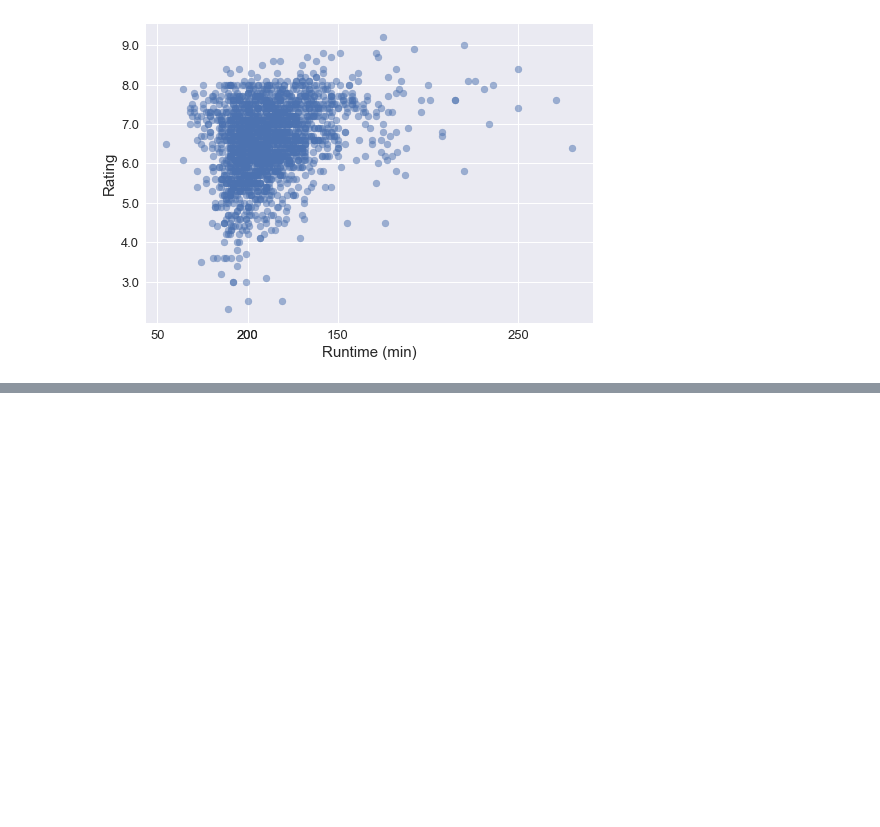
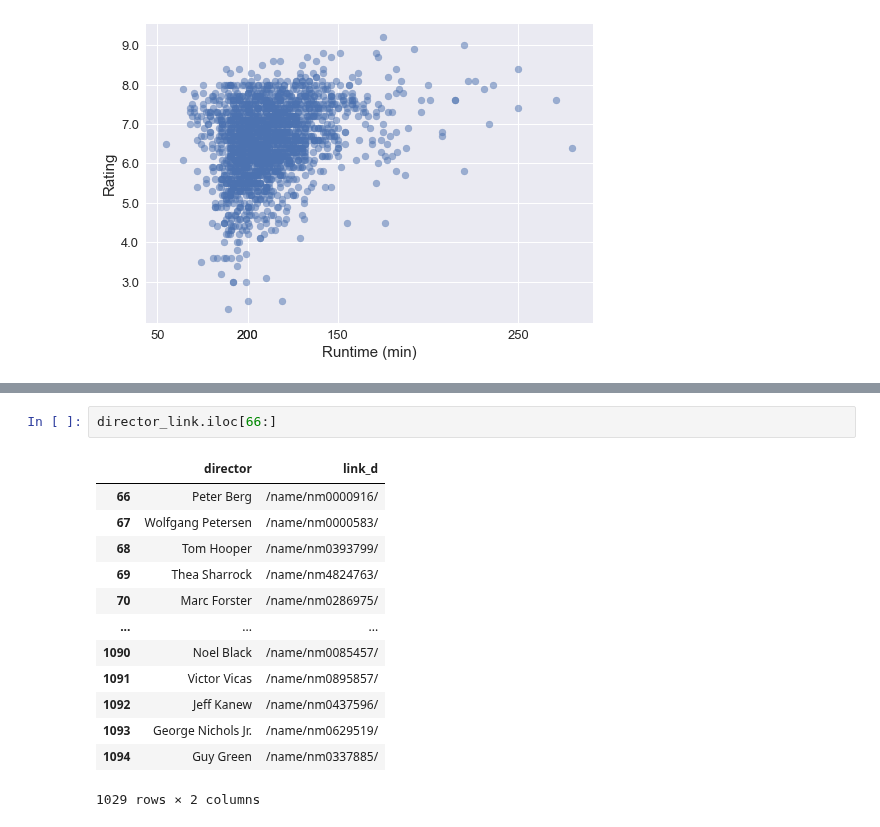
Before and after one commit to katiehuang1221/Predict-Revenue-Of-Movie-Adaptation, a Jupyter notebook: notebooks/imdb_soup.ipynb, the cells around one changed output, grey strips where cells are left out. Cells and saved outputs as stored; diff of their text form; blank space fills up the shorter version.

```diff
--- a/notebooks/imdb_soup.ipynb
+++ b/notebooks/imdb_soup.ipynb
@@ -464,0 +825,16 @@ plt.yticks(fontsize=13)
+# %%
+director_link.iloc[66:]
+# %% [output]
+|  | director | link_d |
+| 66 | Peter Berg | /name/nm0000916/ |
+| 67 | Wolfgang Petersen | /name/nm0000583/ |
+| 68 | Tom Hooper | /name/nm0393799/ |
+| 69 | Thea Sharrock | /name/nm4824763/ |
+| 70 | Marc Forster | /name/nm0286975/ |
+| ... | ... | ... |
+| 1090 | Noel Black | /name/nm0085457/ |
+| 1091 | Victor Vicas | /name/nm0895857/ |
+| 1092 | Jeff Kanew | /name/nm0437596/ |
+| 1093 | George Nichols Jr. | /name/nm0629519/ |
+| 1094 | Guy Green | /name/nm0337885/ |
+1029 rows × 2 columns
```
Also changed, not shown: parts of 23 cells of this notebook, 4 other files.
